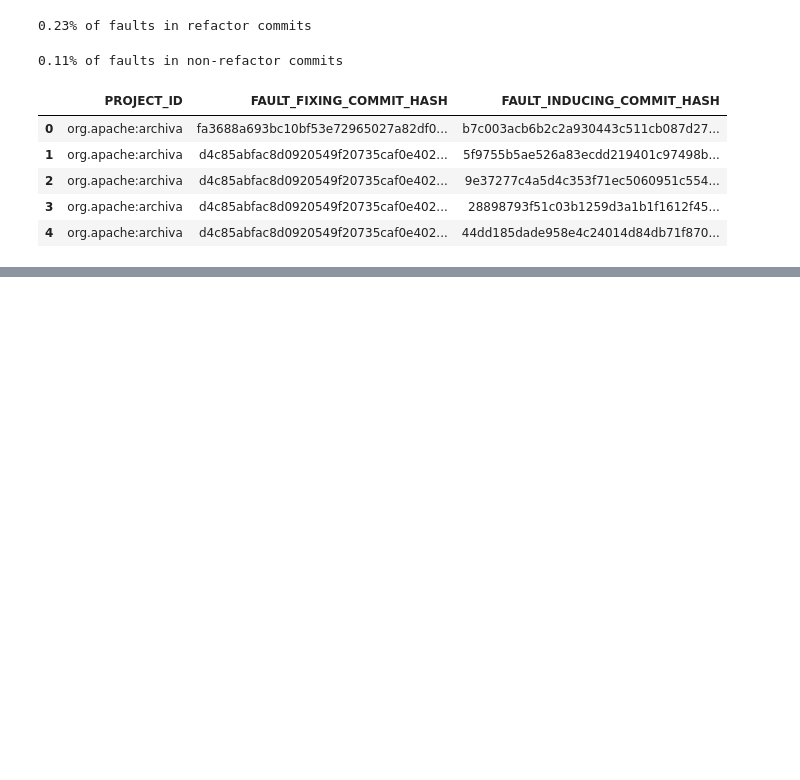
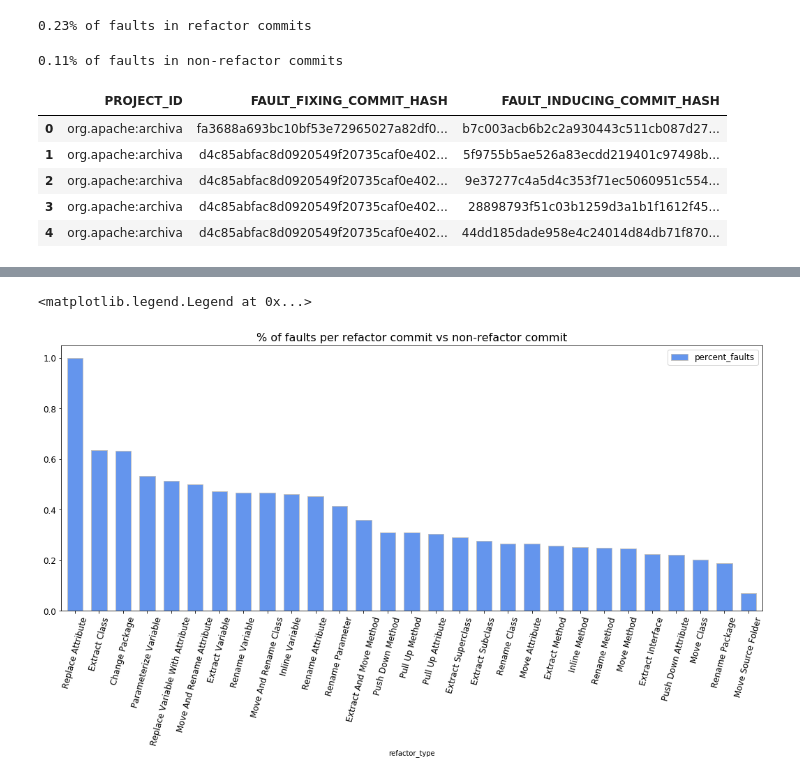
Before and after one commit to danigoju/Technical-Debt-DLMP, a Jupyter notebook: notebooks/refactoring_test.ipynb, the cells around one changed output, grey strips where cells are left out. Drawn from its saved outputs; the diff is of its cells as text; code cells hidden in the pictures; blank space fills up the shorter version.

```diff
--- a/notebooks/refactoring_test.ipynb
+++ b/notebooks/refactoring_test.ipynb
@@ -139,0 +147,3 @@ Refactoring type: Move And Rename Attribute
+# %%
+faults_refactor_type = pd.DataFrame(faults_refactor_type).rename(columns={0:'refactor_type',1:'percent_faults'})
+faults_refactor_type.head()
@@ -139,0 +157,8 @@ Refactoring type: Move And Rename Attribute
+# %%
+faults_refactor_type.sort_values('percent_faults', ascending=False).set_index('refactor_type').plot(kind='bar', figsize=(18,7), rot=75, width=0.65, fontsize=12, \
+                                            color=('cornflowerblue'),edgecolor = 'silver')
+plt.title('% of faults per refactor commit vs non-refactor commit', fontsize=16)
+plt.legend(fontsize=12)
+# %% [output]
+<matplotlib.legend.Legend at 0x...>
+[figure, added]
```
Also changed, not shown: parts of 6 cells of this notebook, 1 other file.
